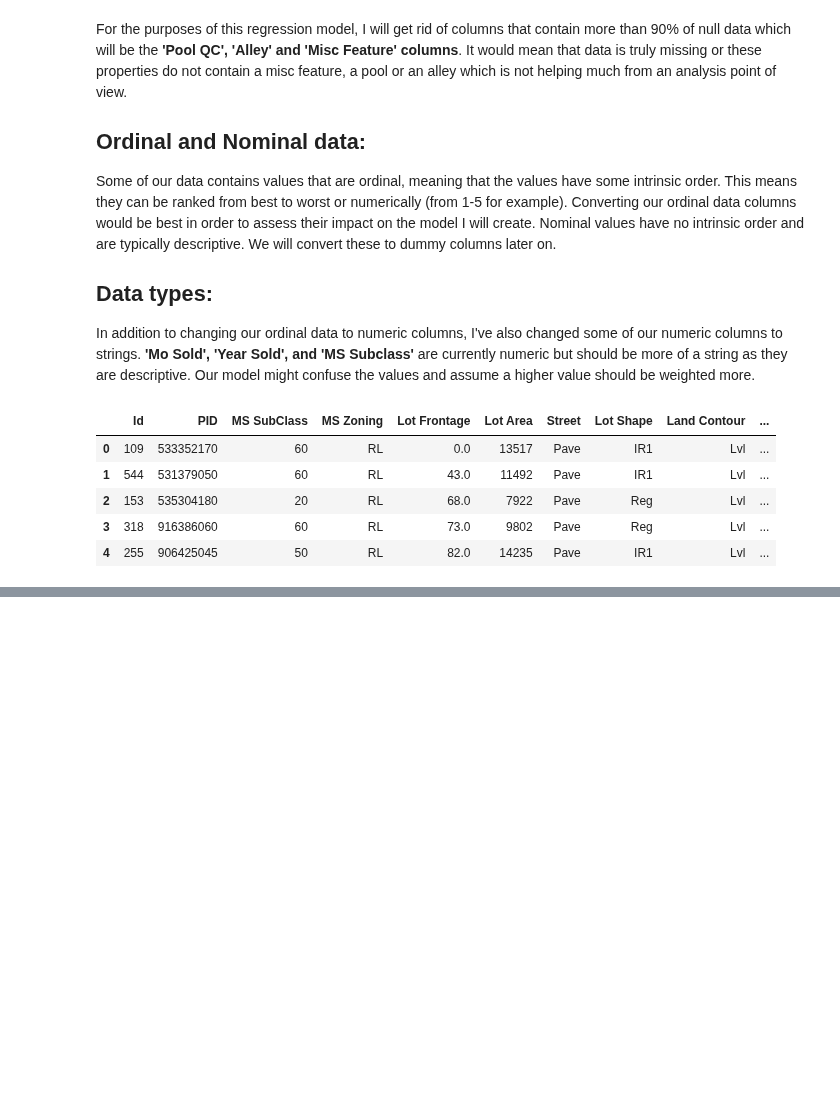
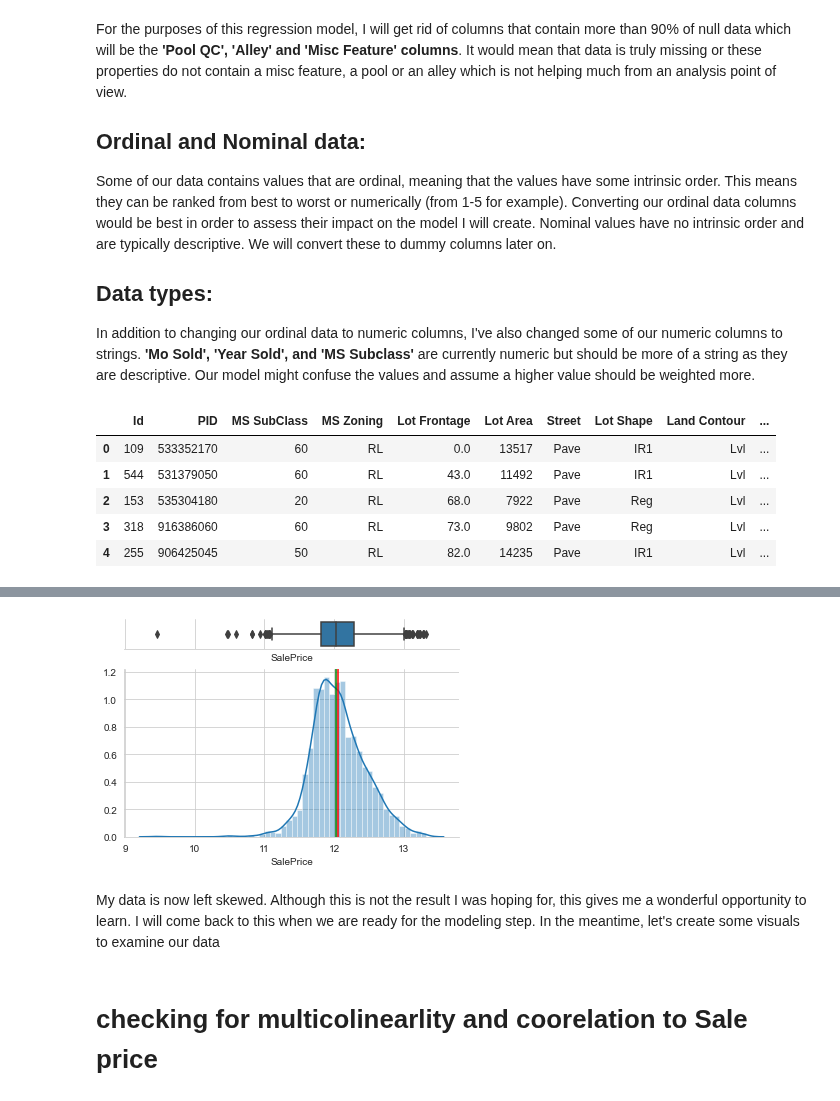
Before and after one commit to ianibogwu/Projects, a Jupyter notebook: GA-projects/02-Ames-housing/Cleaning_EDA.ipynb, the cells around one changed output, grey strips where cells are left out. Cells and saved outputs as stored; diff of their text form; code cells hidden in the pictures; blank space fills up the shorter version.

```diff
--- a/GA-projects/02-Ames-housing/Cleaning_EDA.ipynb
+++ b/GA-projects/02-Ames-housing/Cleaning_EDA.ipynb
@@ -134,0 +139,19 @@ train_data.head(5)
+# %%
+x = np.log1p(train_data['SalePrice'])
+f, (ax_box, ax_hist) = plt.subplots(2, sharex=True, gridspec_kw={"height_ratios": (.15, .85)})
+
+sns.boxplot(x, ax=ax_box)
+sns.distplot(x, ax=ax_hist)
+plt.axvline(x = x.mean(), c = 'red')
+plt.axvline(x = x.median(), c = 'green')
+
+ax_box.set(yticks=[])
+sns.despine(ax=ax_hist)
+sns.despine(ax=ax_box, left=True)
+plt.show()
+# %% [output]
+[figure, added]
+# %% [markdown]
+My data is now left skewed. Although this is not the result I was hoping for, this gives me a wonderful opportunity to learn. I will come back to this when we are ready for the modeling step. In the meantime, let's create some visuals to examine our data
+# %% [markdown]
+# checking for multicolinearlity and coorelation to Sale price
```
Also changed, not shown: parts of 4 cells of this notebook, 10 other files.
